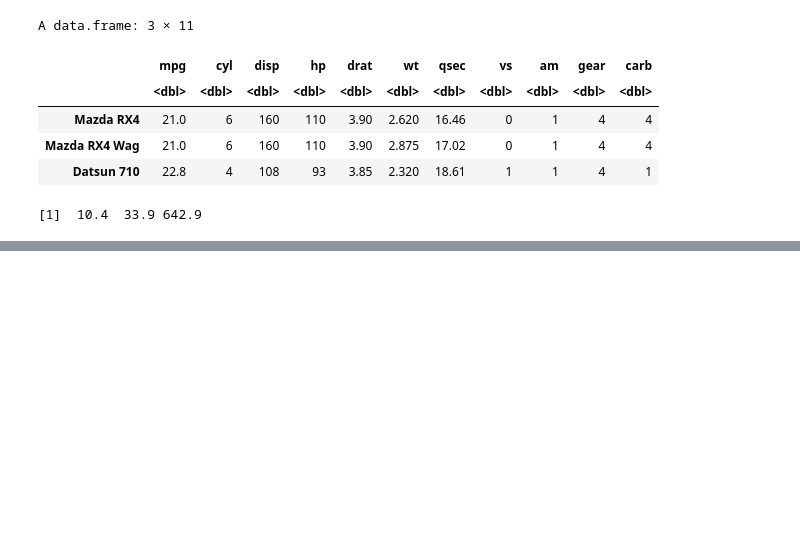
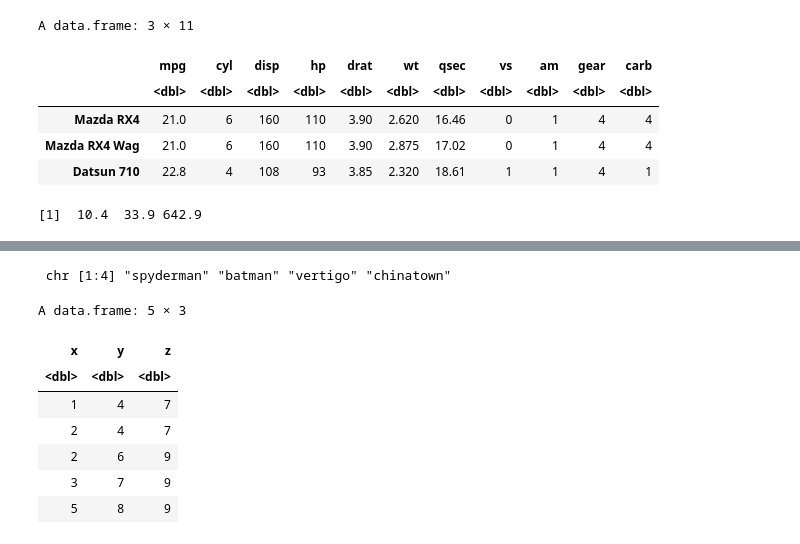
Before and after one commit to svkarthik86/R-Programming, a Jupyter notebook: R-op-ctrl-loop-function.ipynb, the cells around one changed output, grey strips where cells are left out. Saved outputs shown, nothing was run; the diff lists cells and outputs as text; code cells hidden in the pictures; blank space fills up the shorter version.

```diff
--- a/R-op-ctrl-loop-function.ipynb
+++ b/R-op-ctrl-loop-function.ipynb
@@ -903,0 +1083,21 @@ find.min.max.sum(mtcars$mpg)
+# %%
+str(movies_lower)
+# %% [output]
+ chr [1:4] "spyderman" "batman" "vertigo" "chinatown"
+# %%
+#create data frame
+df <- data.frame(x=c(1, 2, 2, 3, 5),
+                 y=c(4, 4, 6, 7, 8),
+                 z=c(7, 7, 9, 9, 9))
+# %%
+#view data frame
+df
+# %% [output]
+A data.frame: 5 × 3
+| x | y | z |
+| <dbl> | <dbl> | <dbl> |
+| 1 | 4 | 7 |
+| 2 | 4 | 7 |
+| 2 | 6 | 9 |
+| 3 | 7 | 9 |
+| 5 | 8 | 9 |
```
Also changed, not shown: parts of 74 cells of this notebook.
